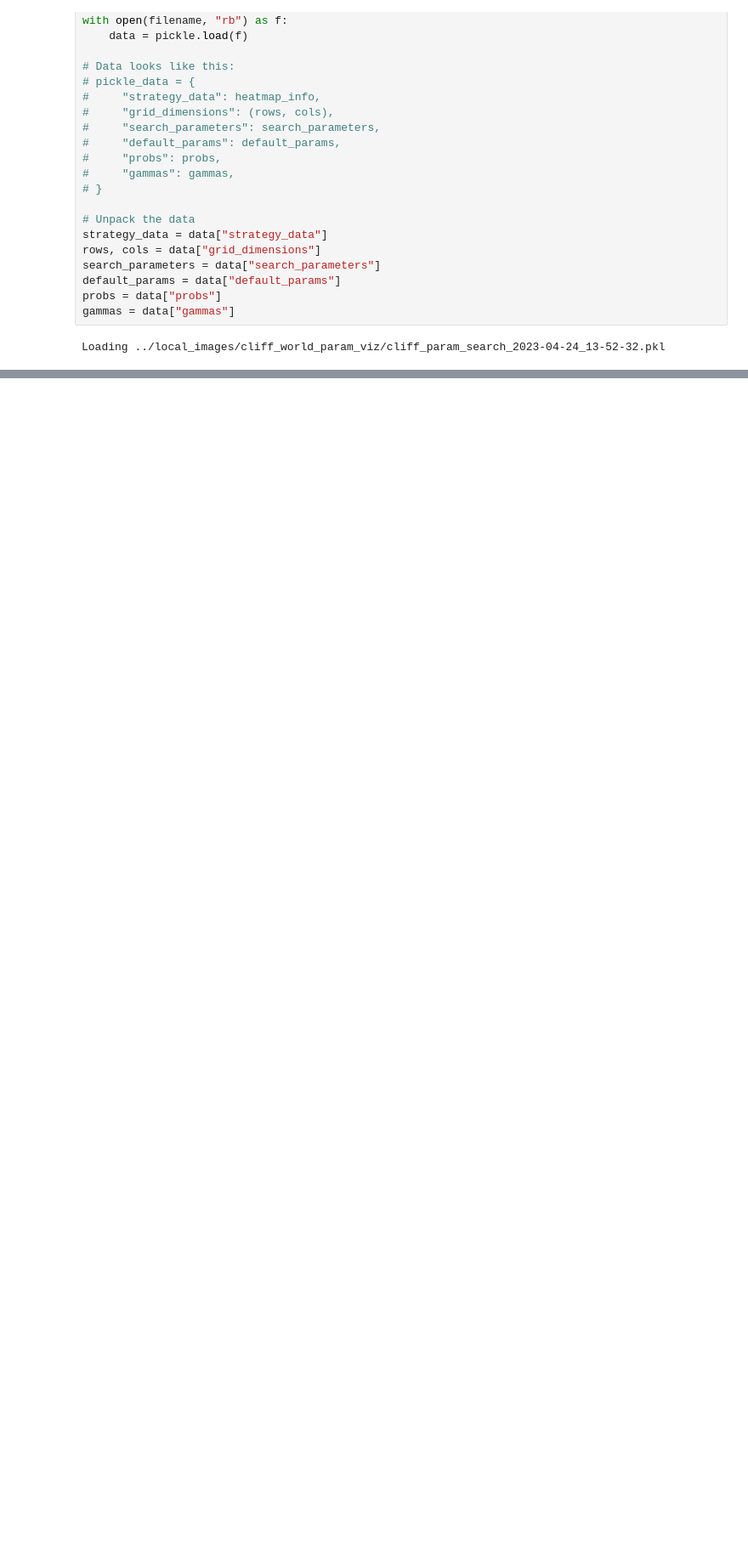
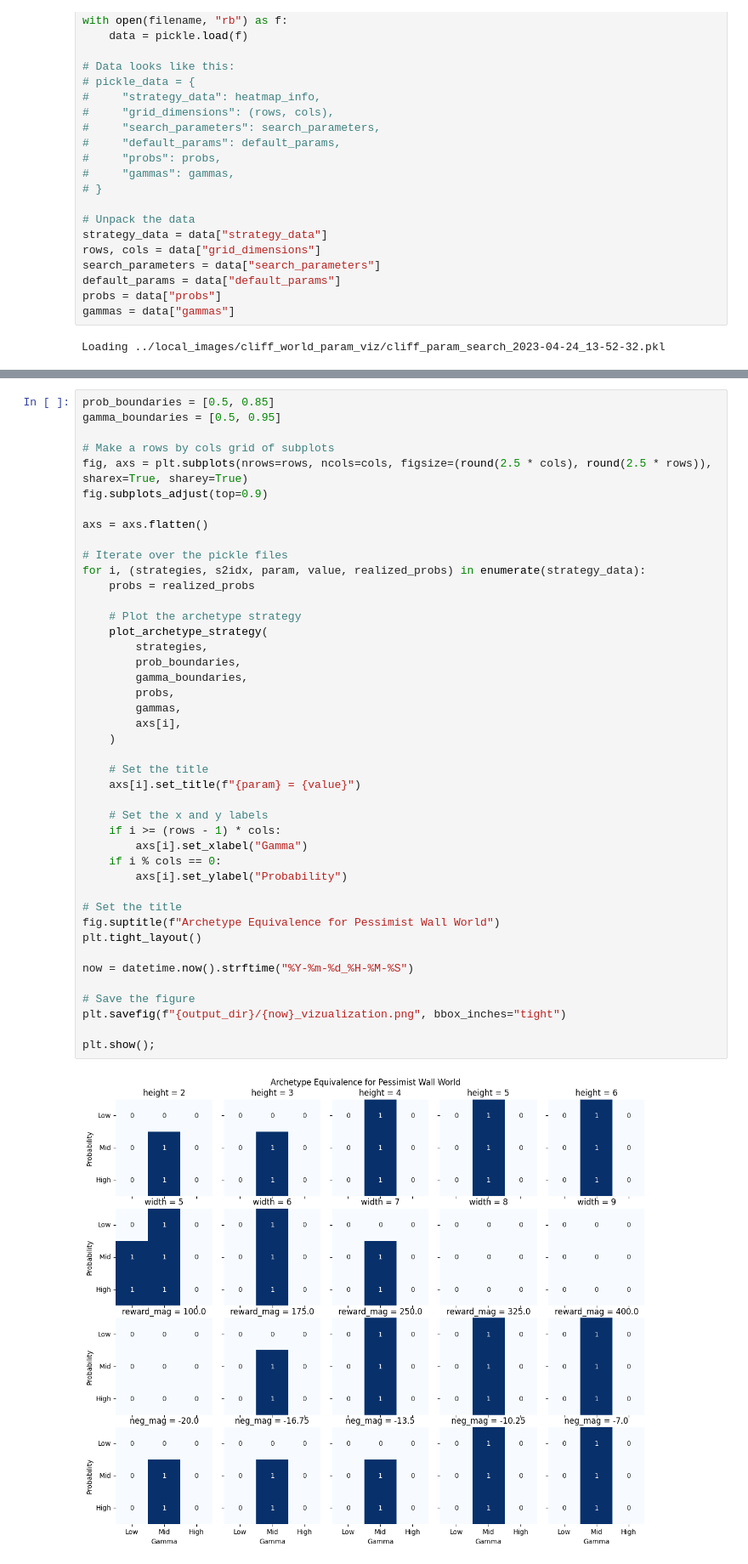
Before and after one commit to ankile/dtak-mhealth-rl, a Jupyter notebook: src/notebooks/archetype_equivalence.ipynb, the cells around one changed output, grey strips where cells are left out. Shown: that part at 85% size. Cells and saved outputs as stored; diff of their text form; blank space fills up the shorter version.

```diff
--- a/src/notebooks/archetype_equivalence.ipynb
+++ b/src/notebooks/archetype_equivalence.ipynb
@@ -109,0 +145,45 @@ plt.show();
+# %%
+prob_boundaries = [0.5, 0.85]
+gamma_boundaries = [0.5, 0.95]
+
+# Make a rows by cols grid of subplots
+fig, axs = plt.subplots(nrows=rows, ncols=cols, figsize=(round(2.5 * cols), round(2.5 * rows)), sharex=True, sharey=True)
+fig.subplots_adjust(top=0.9)
+
+axs = axs.flatten()
+
+# Iterate over the pickle files
+for i, (strategies, s2idx, param, value, realized_probs) in enumerate(strategy_data):
+    probs = realized_probs
+
+    # Plot the archetype strategy
+    plot_archetype_strategy(
+        strategies,
+        prob_boundaries,
+        gamma_boundaries,
+        probs,
+        gammas,
+        axs[i],
+    )
+
+    # Set the title
+    axs[i].set_title(f"{param} = {value}")
+
+    # Set the x and y labels
+    if i >= (rows - 1) * cols:
+        axs[i].set_xlabel("Gamma")
+    if i % cols == 0:
+        axs[i].set_ylabel("Probability")
+
+# Set the title
+fig.suptitle(f"Archetype Equivalence for Pessimist Wall World")
+plt.tight_layout()
+
+now = datetime.now().strftime("%Y-%m-%d_%H-%M-%S")
+
+# Save the figure
+plt.savefig(f"{output_dir}/{now}_vizualization.png", bbox_inches="tight")
+
+plt.show();
+# %% [output]
+[figure, added]
```
Also changed, not shown: parts of 5 cells of this notebook, 2 other files.
